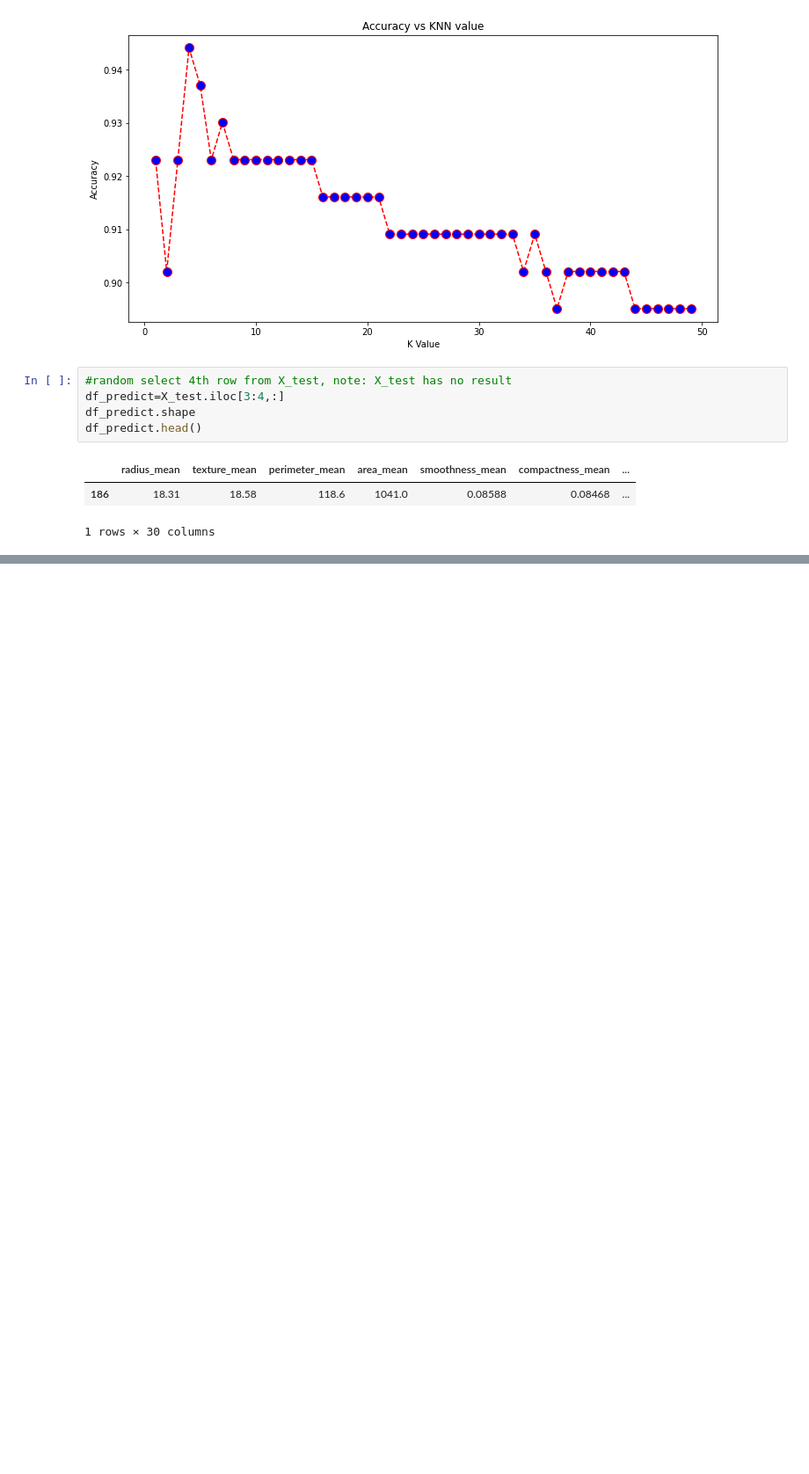
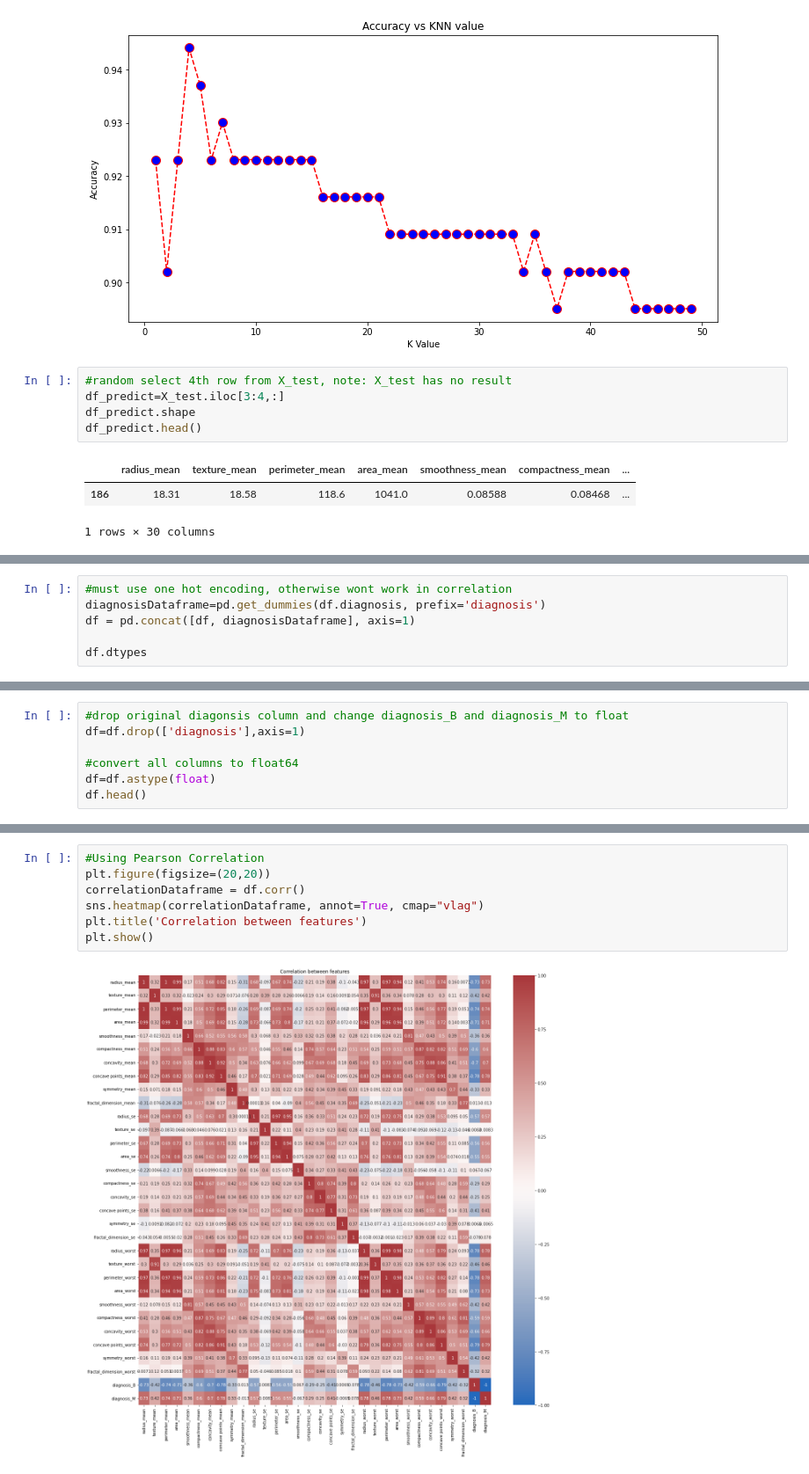
Before and after one commit to patrickDing19/Machine-Learning, a Jupyter notebook: KNN_breast_cancer.ipynb, the cells around one changed output, grey strips where cells are left out. Shown at 88% size. Cells and saved outputs as stored; diff of their text form; blank space fills up the shorter version.

Commit message:
Add files via upload
Added plots and feature selection

```diff
--- a/KNN_breast_cancer.ipynb
+++ b/KNN_breast_cancer.ipynb
@@ -120,0 +122,6 @@ Malignant
+# %%
+#must use one hot encoding, otherwise wont work in correlation
+diagnosisDataframe=pd.get_dummies(df.diagnosis, prefix='diagnosis')
+df = pd.concat([df, diagnosisDataframe], axis=1)
+
+df.dtypes
@@ -120,0 +146,7 @@ Malignant
+# %%
+#drop original diagonsis column and change diagnosis_B and diagnosis_M to float
+df=df.drop(['diagnosis'],axis=1)
+
+#convert all columns to float64
+df=df.astype(float)
+df.head()
@@ -120,0 +161,9 @@ Malignant
+# %%
+#Using Pearson Correlation
+plt.figure(figsize=(20,20))
+correlationDataframe = df.corr()
+sns.heatmap(correlationDataframe, annot=True, cmap="vlag")
+plt.title('Correlation between features')
+plt.show()
+# %% [output]
+[figure, added]
```
Also changed, not shown: parts of 8 cells of this notebook.
